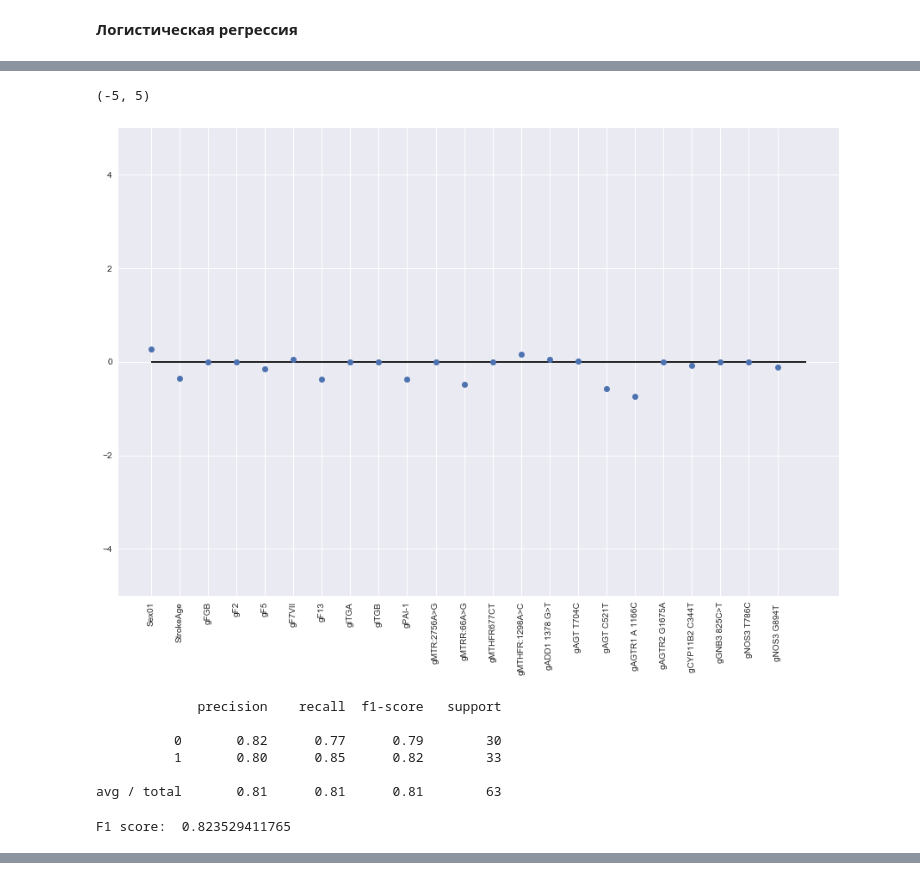
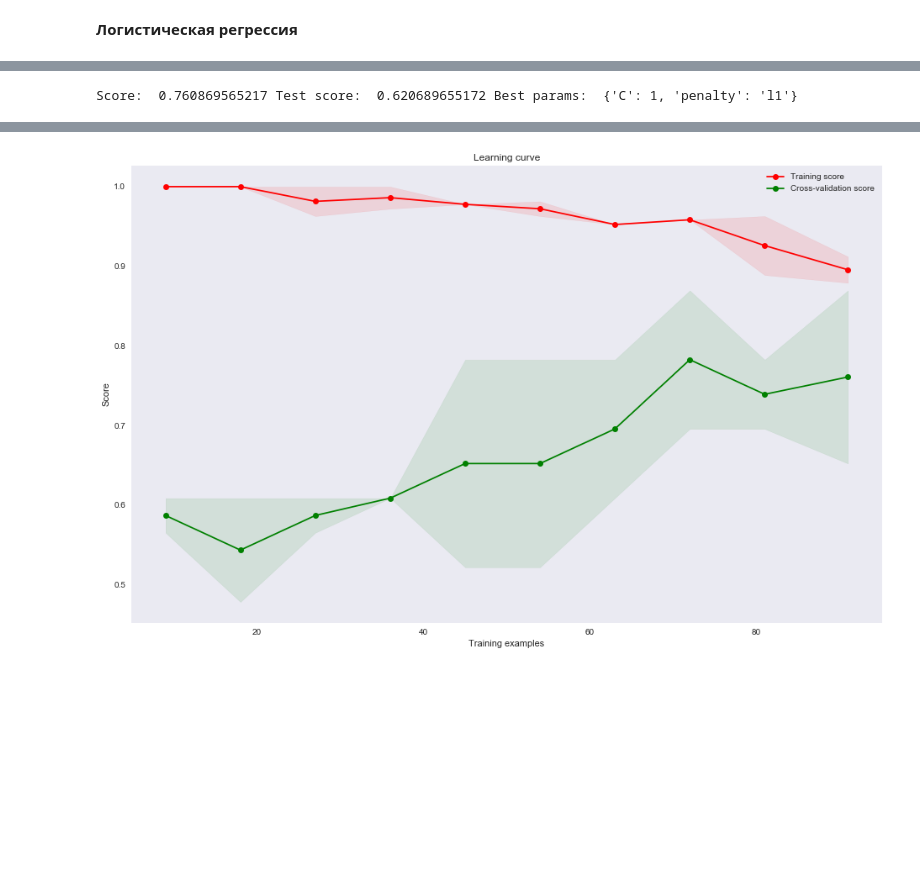
Before and after one commit to minemile/shad_ML, a Jupyter notebook: Diploma.ipynb, the cells around one changed output, grey strips where cells are left out. Cells and saved outputs as stored; diff of their text form; code cells hidden in the pictures; blank space fills up the shorter version.

```diff
--- a/Diploma.ipynb
+++ b/Diploma.ipynb
@@ -166,24 +172,11 @@ learning_curve_model(predicators_train_scaled, neuro_train, log_reg, cv, np.lins
-# %%
-plt.figure(figsize=(15,10))
-plt.plot(log_reg.coef_.T, 'o', label='Коэффициенты логит. регресии')
-plt.xticks(range(predicators.shape[1]), predicators.columns, rotation=90)
-plt.hlines(0, 0, predicators.shape[1])
-plt.ylim(-5, 5)
-# %% [output]
-(-5, 5)
-[figure, removed]
-# %%
-pred_log_reg = log_reg.predict(predicators_train_scaled)
-confusion = confusion_matrix(neuro_train, pred_log_reg)
-print(classification_report(neuro_train, pred_log_reg))
-# %% [output]
-             precision    recall  f1-score   support
-
-          0       0.82      0.77      0.79        30
-          1       0.80      0.85      0.82        33
-
-avg / total       0.81      0.81      0.81        63
-# %%
-print("F1 score: ", f1_score(neuro_train, pred_log_reg))
-# %% [output]
-F1 score:  0.823529411765
+# %%
+# Используем для подбора параметров кросс-валидацию
+cv = StratifiedShuffleSplit(n_splits=2, test_size=0.2, random_state=42)
+# Ищем наилучшие гиперпараметры для логистической регрессии(степень и уровнь регуляризации)
+grid_search = GridSearchCV(LogisticRegression(), {"C": [0.001, 0.01, 0.1, 1, 3, 5, 10, 100, 500, 1000], "penalty": ["l2", "l1"]}, cv=cv)
+grid_search.fit(X_train_prep, y_train)
+log_reg = grid_search.best_estimator_
+print("Score: ", grid_search.best_score_,"Test score: ", log_reg.score(X_test_prep, y_test), "Best params: ", grid_search.best_params_)
+learning_curve_model(X_train_prep, y_train, log_reg, cv, np.linspace(0.1, 1.0, 10))
+# %% [output]
+Score:  0.760869565217 Test score:  0.620689655172 Best params:  {'C': 1, 'penalty': 'l1'}
@@ -189,0 +184 @@ F1 score:  0.823529411765
+[figure, added]
```
Also changed, not shown: parts of 20 cells of this notebook, 1 other file.
